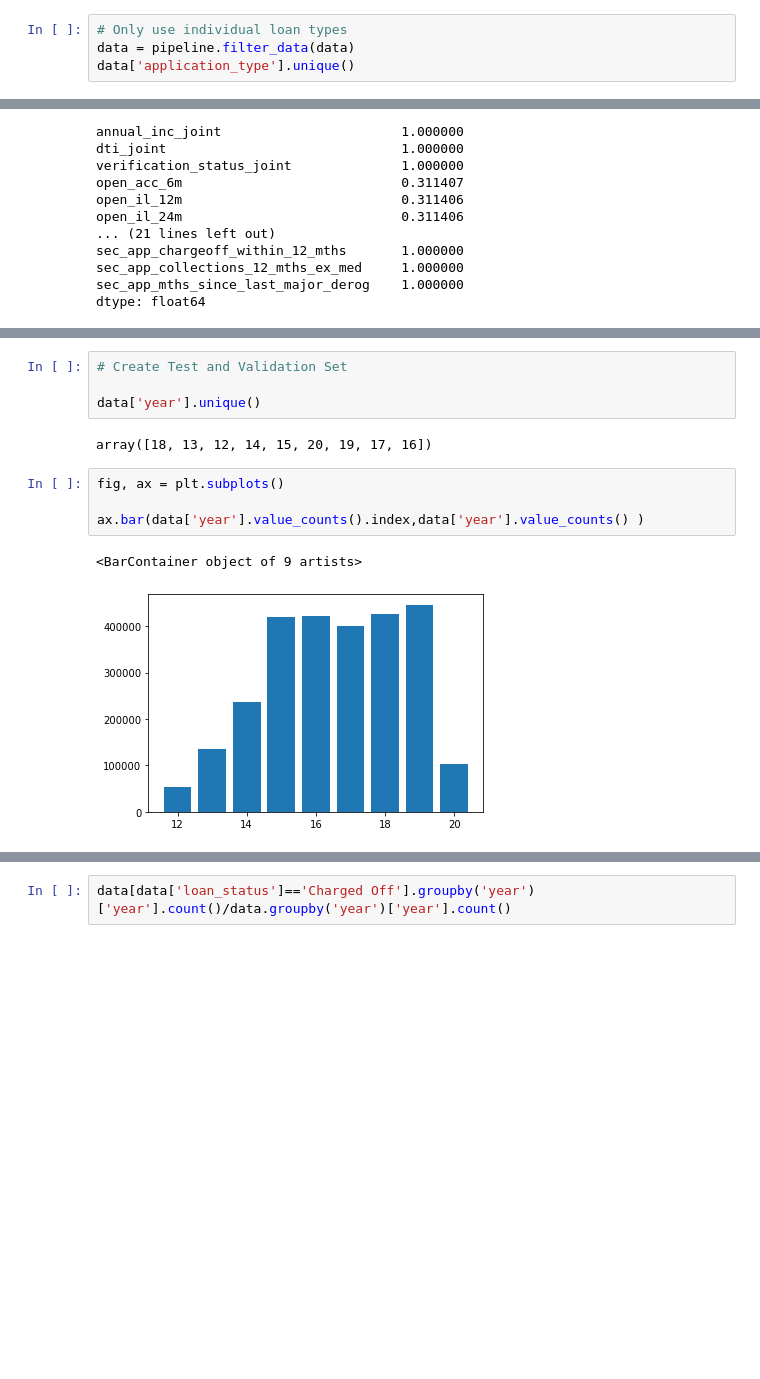
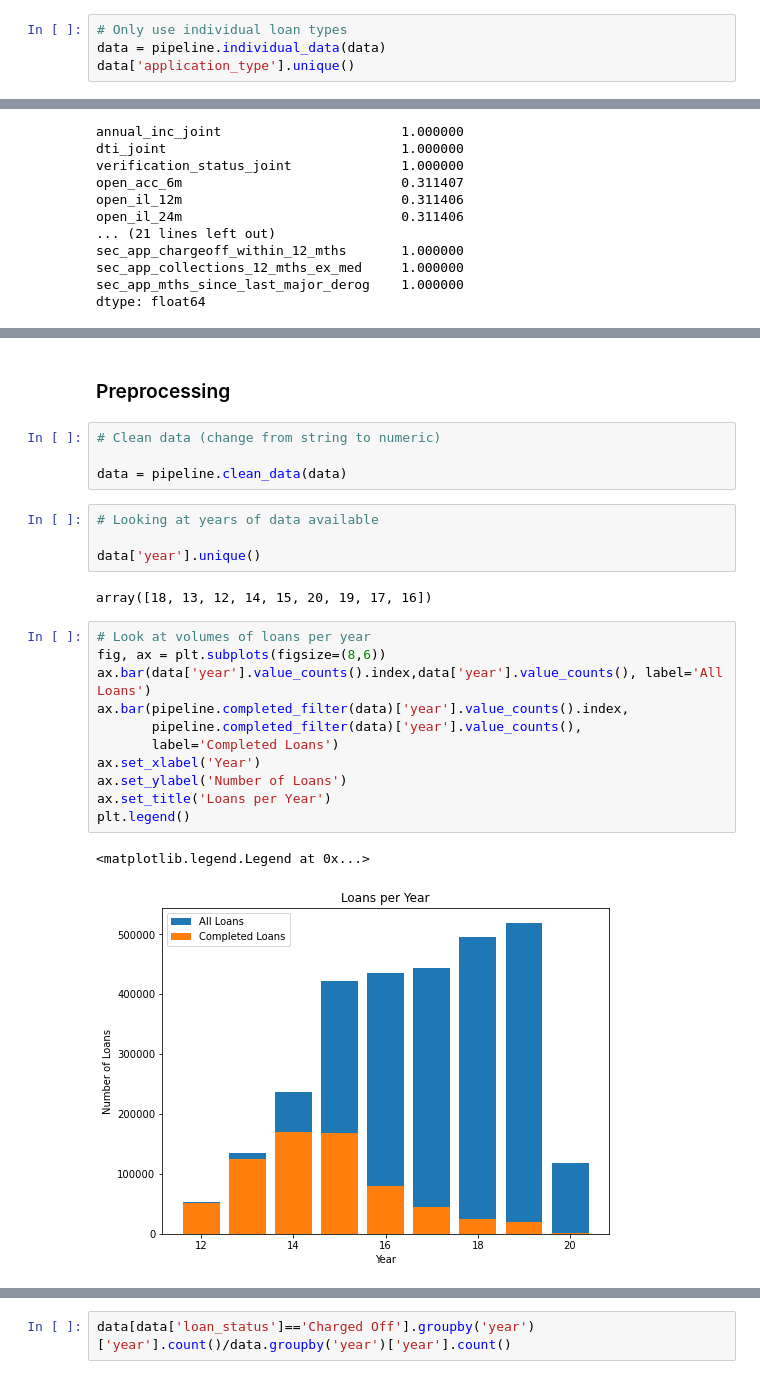
Before and after one commit to vmccready/loan-default-predictor, a Jupyter notebook: exploration2-Copy1.ipynb, the cells around one changed output, grey strips where cells are left out. Drawn from its saved outputs; the diff is of its cells as text; blank space fills up the shorter version.

Commit message:
removed data leakage. additional abstraction to py file

```diff
--- a/exploration2-Copy1.ipynb
+++ b/exploration2-Copy1.ipynb
@@ -48,7 +59,7 @@ DIRECT_PAY       2920
 Name: application_type, dtype: int64
 # %%
 # Only use individual loan types
-data = pipeline.filter_data(data)
+data = pipeline.individual_data(data)
 data['application_type'].unique()
 # %% [output]
 array(['Individual', 'INDIVIDUAL'], dtype=object)
@@ -177,13 +140,26 @@ data = pipeline.clean_data(data)
+# %% [markdown]
+### Preprocessing
+# %%
+# Clean data (change from string to numeric)
+
+data = pipeline.clean_data(data)
 # %%
-# Create Test and Validation Set
+# Looking at years of data available
 
 data['year'].unique()
 # %% [output]
 array([18, 13, 12, 14, 15, 20, 19, 17, 16])
 # %%
-fig, ax = plt.subplots()
-
-ax.bar(data['year'].value_counts().index,data['year'].value_counts() )
+# Look at volumes of loans per year
+fig, ax = plt.subplots(figsize=(8,6))
+ax.bar(data['year'].value_counts().index,data['year'].value_counts(), label='All Loans')
+ax.bar(pipeline.completed_filter(data)['year'].value_counts().index,
+       pipeline.completed_filter(data)['year'].value_counts(),
+       label='Completed Loans')
+ax.set_xlabel('Year')
+ax.set_ylabel('Number of Loans')
+ax.set_title('Loans per Year')
+plt.legend()
 # %% [output]
-<BarContainer object of 9 artists>
+<matplotlib.legend.Legend at 0x...>
-[figure, old version]
+[figure, new version]
```
Also changed, not shown: parts of 97 cells of this notebook, 1 other file.
